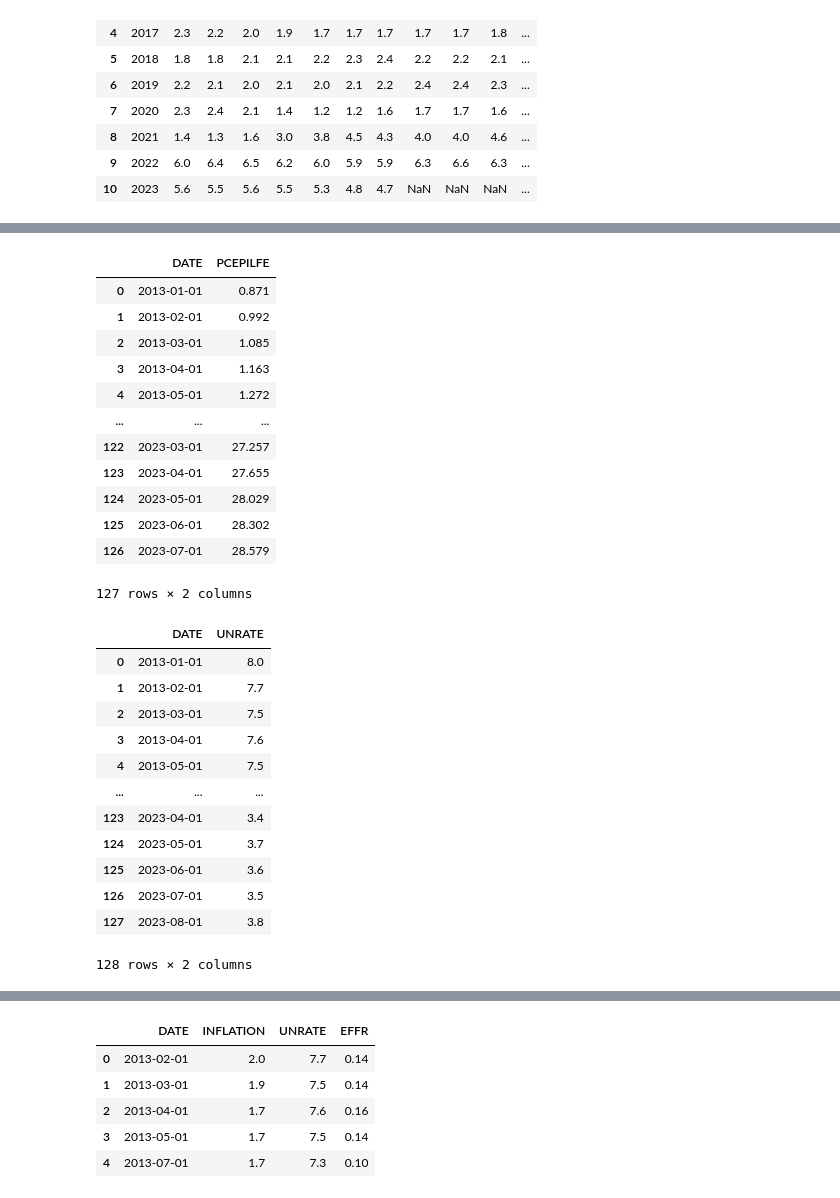
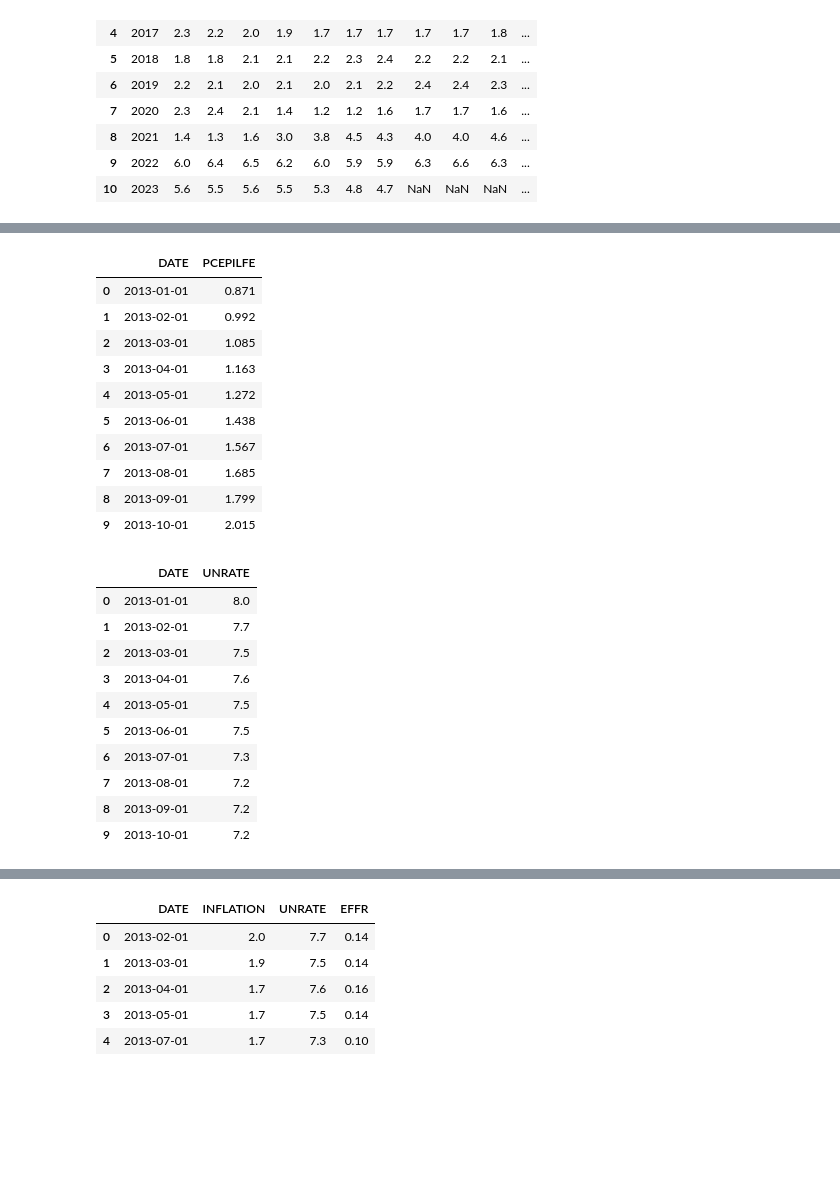
Before and after one commit to himalayahall/DATA608, a Jupyter notebook: Story 2/Story2.ipynb, the cells around one changed output, grey strips where cells are left out. Drawn from its saved outputs; the diff is of its cells as text; code cells hidden in the pictures; blank space fills up the shorter version.

```diff
--- a/Story 2/Story2.ipynb
+++ b/Story 2/Story2.ipynb
@@ -74,33 +72,31 @@ inflation
 # %%
 cpi = pd.read_csv('PCEPILFE.csv')
 cpi['PCEPILFE'] = cpi['PCEPILFE'] - 100.00
 cpi['DATE'] = pd.to_datetime(cpi['DATE'])
 # cpi.set_index('DATE', inplace=True)
 # cpi.sort_values(by=['DATE'], inplace=True)
 cpi.sort_values(by=['DATE'], inplace=True)
 cpi.reset_index(drop=True, inplace=True)
-cpi
+cpi.head(10)
 # %% [output]
 |  | DATE | PCEPILFE |
 | 0 | 2013-01-01 | 0.871 |
 | 1 | 2013-02-01 | 0.992 |
 | 2 | 2013-03-01 | 1.085 |
 | 3 | 2013-04-01 | 1.163 |
 | 4 | 2013-05-01 | 1.272 |
-| ... | ... | ... |
-| 122 | 2023-03-01 | 27.257 |
-| 123 | 2023-04-01 | 27.655 |
-| 124 | 2023-05-01 | 28.029 |
-| 125 | 2023-06-01 | 28.302 |
-| 126 | 2023-07-01 | 28.579 |
+| 5 | 2013-06-01 | 1.438 |
+| 6 | 2013-07-01 | 1.567 |
+| 7 | 2013-08-01 | 1.685 |
+| 8 | 2013-09-01 | 1.799 |
+| 9 | 2013-10-01 | 2.015 |
-127 rows × 2 columns
 # %%
 unrate = pd.read_csv('UNRATE.csv')
 unrate['DATE'] = pd.to_datetime(unrate['DATE'])
 unrate = unrate[unrate['DATE'] >= '2013-01-01']
 unrate.sort_values(by=['DATE'], inplace=True)
 unrate.reset_index(drop=True, inplace=True)
-unrate
+unrate.head(10)
 # %% [output]
 |  | DATE | UNRATE |
 | 0 | 2013-01-01 | 8.0 |
@@ -108,13 +104,11 @@ unrate
 | 2 | 2013-03-01 | 7.5 |
 | 3 | 2013-04-01 | 7.6 |
 | 4 | 2013-05-01 | 7.5 |
-| ... | ... | ... |
-| 123 | 2023-04-01 | 3.4 |
-| 124 | 2023-05-01 | 3.7 |
-| 125 | 2023-06-01 | 3.6 |
-| 126 | 2023-07-01 | 3.5 |
-| 127 | 2023-08-01 | 3.8 |
+| 5 | 2013-06-01 | 7.5 |
+| 6 | 2013-07-01 | 7.3 |
+| 7 | 2013-08-01 | 7.2 |
+| 8 | 2013-09-01 | 7.2 |
+| 9 | 2013-10-01 | 7.2 |
-128 rows × 2 columns
 # %%
 import requests
 import json
```
Also changed, not shown: parts of 19 cells of this notebook.
